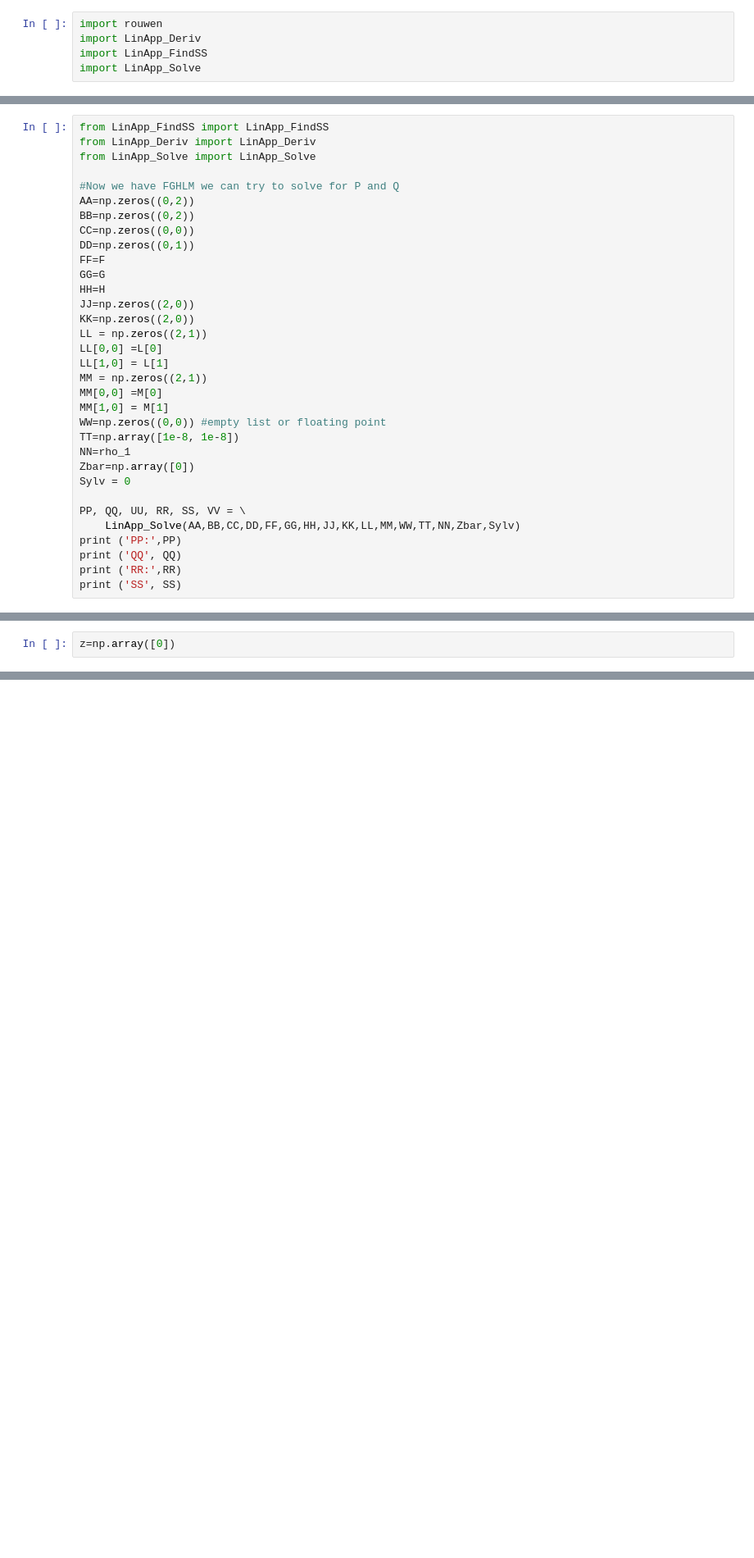
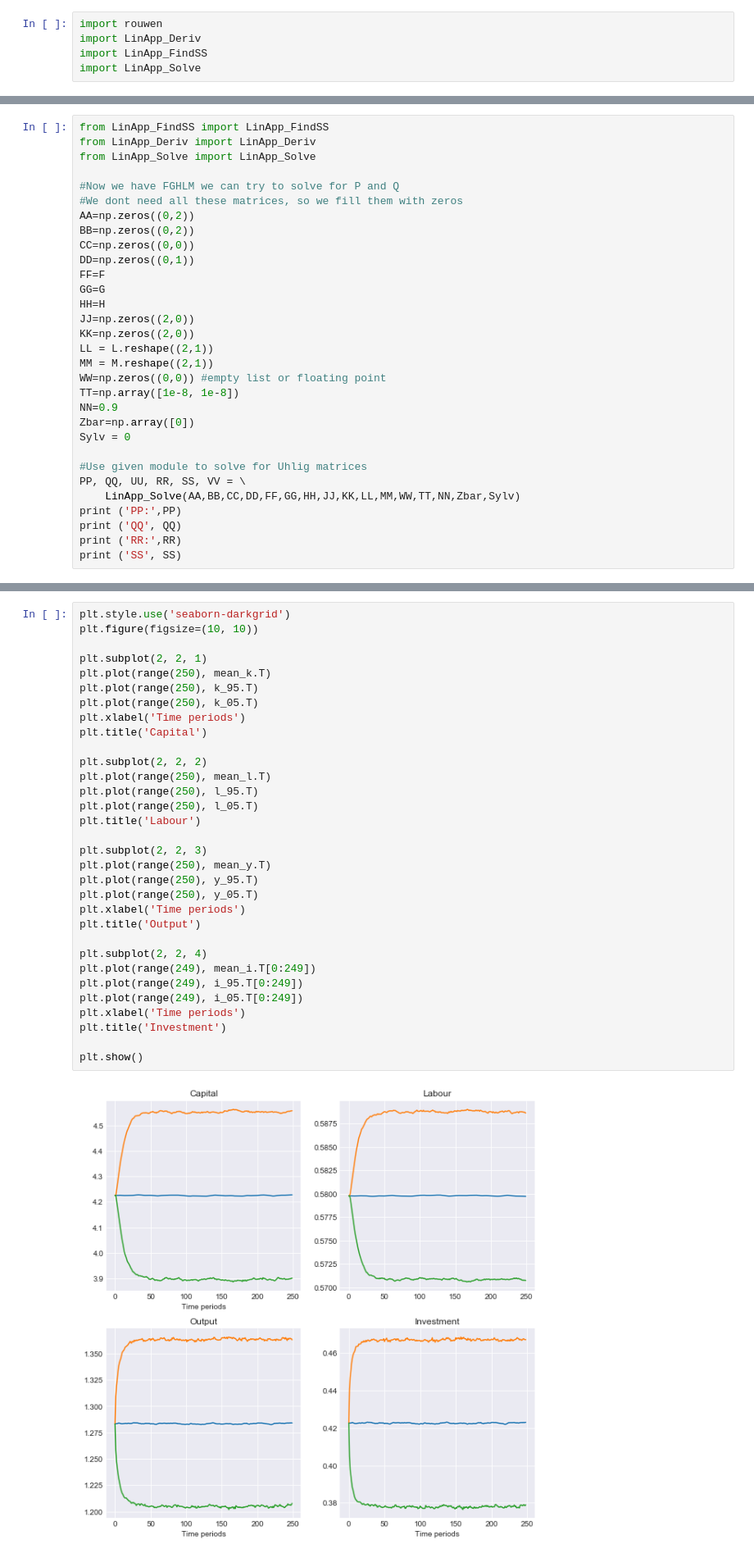
Before and after one commit to TimMunday/BootCamp2018, a Jupyter notebook: ProbSets/Econ/Week4/Linearisation.ipynb, the cells around one changed output, grey strips where cells are left out. Shown at 82% size. Saved outputs shown, nothing was run; the diff lists cells and outputs as text; blank space fills up the shorter version.

```diff
--- a/ProbSets/Econ/Week4/Linearisation.ipynb
+++ b/ProbSets/Econ/Week4/Linearisation.ipynb
@@ -337,6 +337,7 @@ from LinApp_Deriv import LinApp_Deriv
 from LinApp_Solve import LinApp_Solve
 
 #Now we have FGHLM we can try to solve for P and Q
+#We dont need all these matrices, so we fill them with zeros
 AA=np.zeros((0,2))
 BB=np.zeros((0,2))
 CC=np.zeros((0,0))
@@ -346,18 +347,15 @@ GG=G
 HH=H
 JJ=np.zeros((2,0))
 KK=np.zeros((2,0))
-LL = np.zeros((2,1))
-LL[0,0] =L[0]
-LL[1,0] = L[1]
-MM = np.zeros((2,1))
-MM[0,0] =M[0]
-MM[1,0] = M[1]
+LL = L.reshape((2,1))
+MM = M.reshape((2,1))
 WW=np.zeros((0,0)) #empty list or floating point
 TT=np.array([1e-8, 1e-8])
-NN=rho_1
+NN=0.9
 Zbar=np.array([0])
 Sylv = 0
 
+#Use given module to solve for Uhlig matrices
 PP, QQ, UU, RR, SS, VV = \
     LinApp_Solve(AA,BB,CC,DD,FF,GG,HH,JJ,KK,LL,MM,WW,TT,NN,Zbar,Sylv)
 print ('PP:',PP)
@@ -383,2 +371,0 @@ array([[ 3.1551835],
-# %%
-z=np.array([0])
@@ -392,0 +472,34 @@ z[0]
+# %%
+plt.style.use('seaborn-darkgrid')
+plt.figure(figsize=(10, 10))
+
+plt.subplot(2, 2, 1)
+plt.plot(range(250), mean_k.T)
+plt.plot(range(250), k_95.T)
+plt.plot(range(250), k_05.T)
+plt.xlabel('Time periods')
+plt.title('Capital')
+
+plt.subplot(2, 2, 2)
+plt.plot(range(250), mean_l.T)
+plt.plot(range(250), l_95.T)
+plt.plot(range(250), l_05.T)
+plt.title('Labour')
+
+plt.subplot(2, 2, 3)
+plt.plot(range(250), mean_y.T)
+plt.plot(range(250), y_95.T)
+plt.plot(range(250), y_05.T)
+plt.xlabel('Time periods')
+plt.title('Output')
+
+plt.subplot(2, 2, 4)
+plt.plot(range(249), mean_i.T[0:249])
+plt.plot(range(249), i_95.T[0:249])
+plt.plot(range(249), i_05.T[0:249])
+plt.xlabel('Time periods')
+plt.title('Investment')
+
+plt.show()
+# %% [output]
+[figure, added]
```
Also changed, not shown: parts of 16 cells of this notebook.
